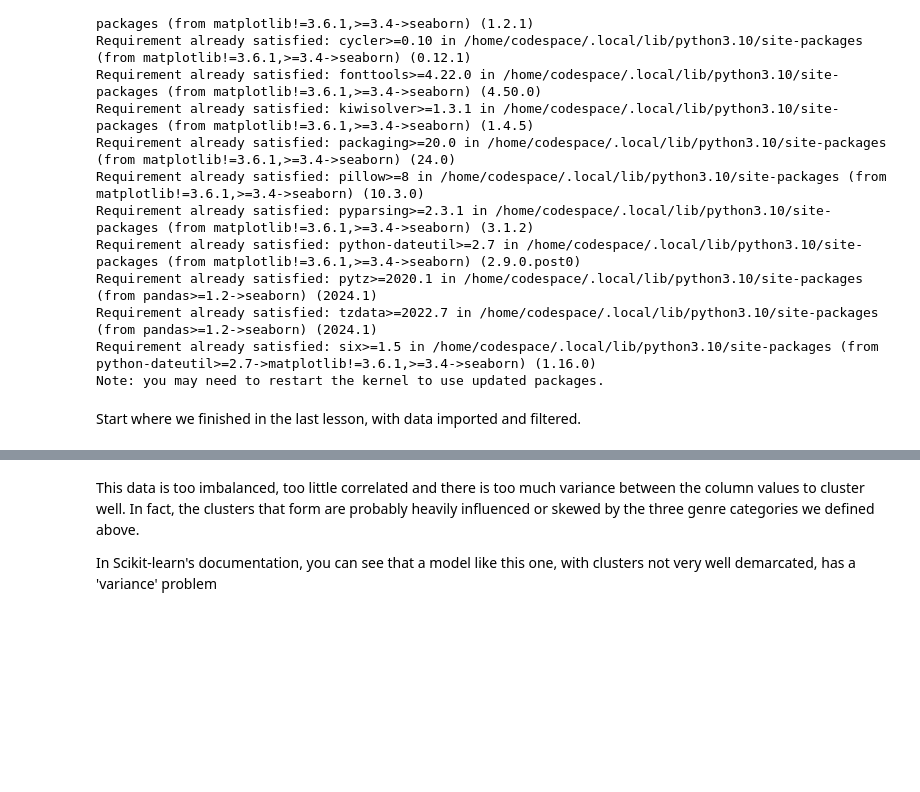
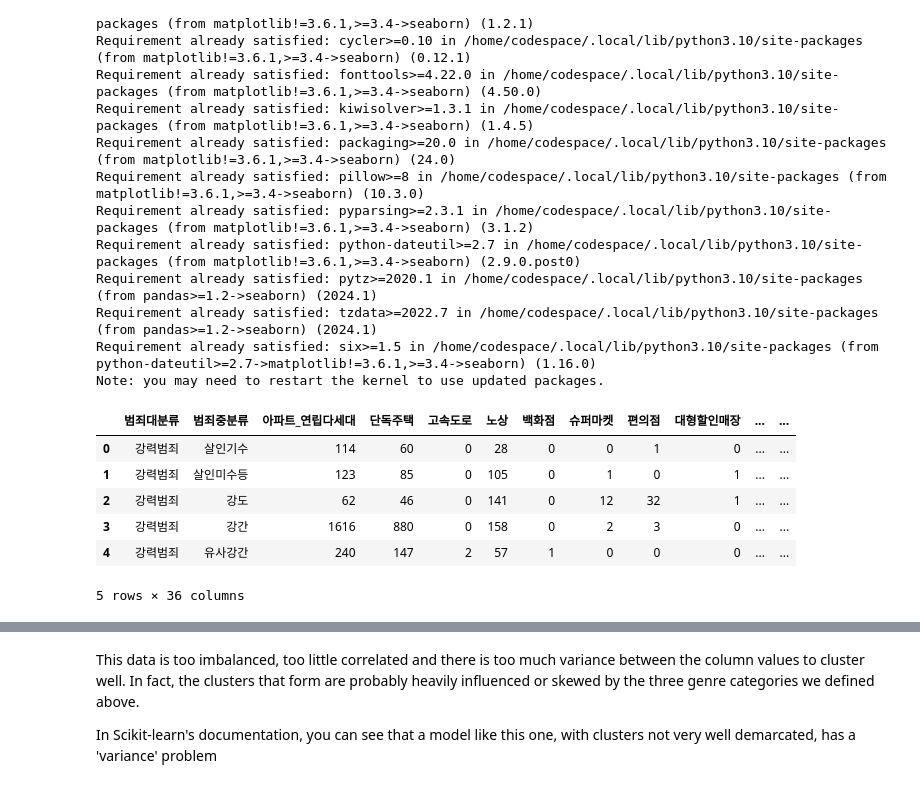
Before and after one commit to Konkuk-Univ-Glocal-Campus/ml202401-midterm-2wnsqo, a Jupyter notebook: clustering2.ipynb, the cells around one changed output, grey strips where cells are left out. Saved outputs shown, nothing was run; the diff lists cells and outputs as text; code cells hidden in the pictures; blank space fills up the shorter version.

```diff
--- a/clustering2.ipynb
+++ b/clustering2.ipynb
@@ -43,14 +19,21 @@ Requirement already satisfied: pytz>=2020.1 in /home/codespace/.local/lib/python
 Requirement already satisfied: tzdata>=2022.7 in /home/codespace/.local/lib/python3.10/site-packages (from pandas>=1.2->seaborn) (2024.1)
 Requirement already satisfied: six>=1.5 in /home/codespace/.local/lib/python3.10/site-packages (from python-dateutil>=2.7->matplotlib!=3.6.1,>=3.4->seaborn) (1.16.0)
 Note: you may need to restart the kernel to use updated packages.
-# %% [markdown]
-Start where we finished in the last lesson, with data imported and filtered.
 # %%
-
+# 각종 라이브러리 import
 import matplotlib.pyplot as plt
 import pandas as pd
 import seaborn as sns
 
-
-df = pd.read_csv("./nigerian-songs.csv")
+# csv파일 읽어보고 확인해보기
+# 한글 파일이므로 인코딩 방식 지정
+df = pd.read_csv("./경찰청_범죄 발생 장소별 통계_20221231.csv",encoding='cp949')
 df.head()
+# %% [output]
+|  | 범죄대분류 | 범죄중분류 | 아파트_연립다세대 | 단독주택 | 고속도로 | 노상 | 백화점 | 슈퍼마켓 | 편의점 | 대형할인매장 | ... | ... |
+| 0 | 강력범죄 | 살인기수 | 114 | 60 | 0 | 28 | 0 | 0 | 1 | 0 | ... | ... |
+| 1 | 강력범죄 | 살인미수등 | 123 | 85 | 0 | 105 | 0 | 1 | 0 | 1 | ... | ... |
+| 2 | 강력범죄 | 강도 | 62 | 46 | 0 | 141 | 0 | 12 | 32 | 1 | ... | ... |
+| 3 | 강력범죄 | 강간 | 1616 | 880 | 0 | 158 | 0 | 2 | 3 | 0 | ... | ... |
+| 4 | 강력범죄 | 유사강간 | 240 | 147 | 2 | 57 | 1 | 0 | 0 | 0 | ... | ... |
+5 rows × 36 columns
```
Also changed, not shown: parts of 21 cells of this notebook.
